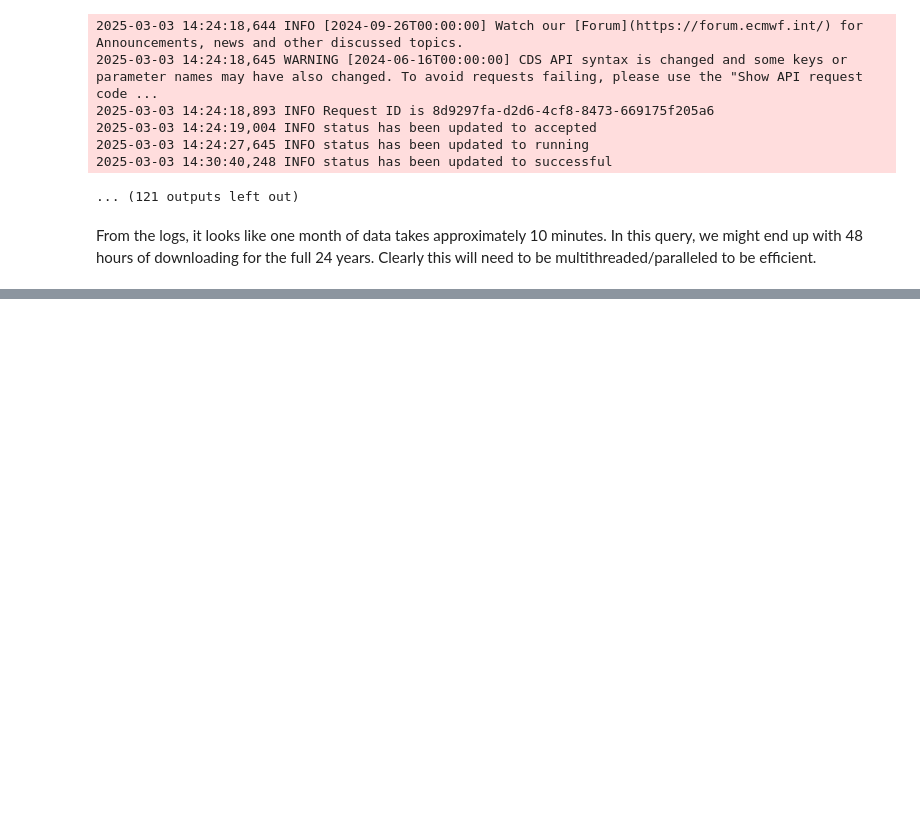
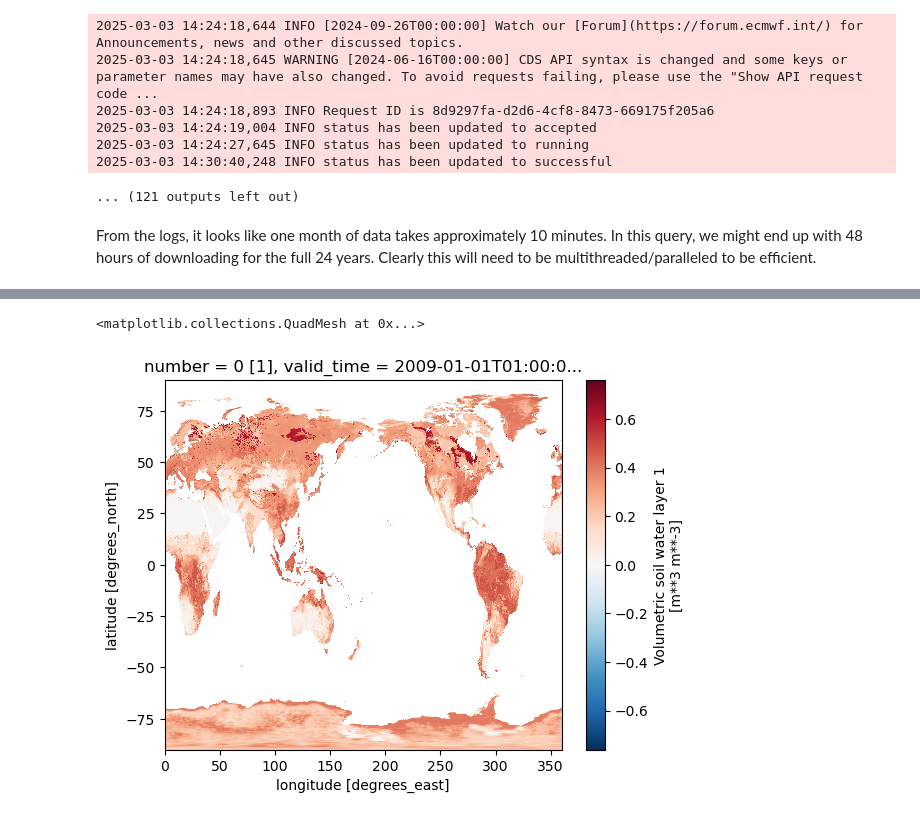
Before and after one commit to NSAPH-Data-Processing/era5_sandbox, a Jupyter notebook: notes/prototypes/kenya_demo_01_intro.ipynb, the cells around one changed output, grey strips where cells are left out. Cells and saved outputs as stored; diff of their text form; code cells hidden in the pictures; blank space fills up the shorter version.

Commit message:
Testing out fetching soil moisture from the API

```diff
--- a/notes/prototypes/kenya_demo_01_intro.ipynb
+++ b/notes/prototypes/kenya_demo_01_intro.ipynb
@@ -226,0 +253,4 @@ From the logs, it looks like one month of data takes approximately 10 minutes. I
+# %%
+from pyprojroot.here import here
+
+ecmw_dir = here("notes/prototypes/")
@@ -226,0 +261,5 @@ From the logs, it looks like one month of data takes approximately 10 minutes. I
+# %%
+import xarray
+import os
+
+temp_file = xarray.open_dataset(os.path.join(ecmw_dir / "soil.nc"), decode_coords="all")
@@ -226,0 +286,5 @@ From the logs, it looks like one month of data takes approximately 10 minutes. I
+# %%
+temp_file['swvl1'].plot()
+# %% [output]
+<matplotlib.collections.QuadMesh at 0x...>
+[figure, added]
```
Also changed, not shown: parts of 4 cells of this notebook.
